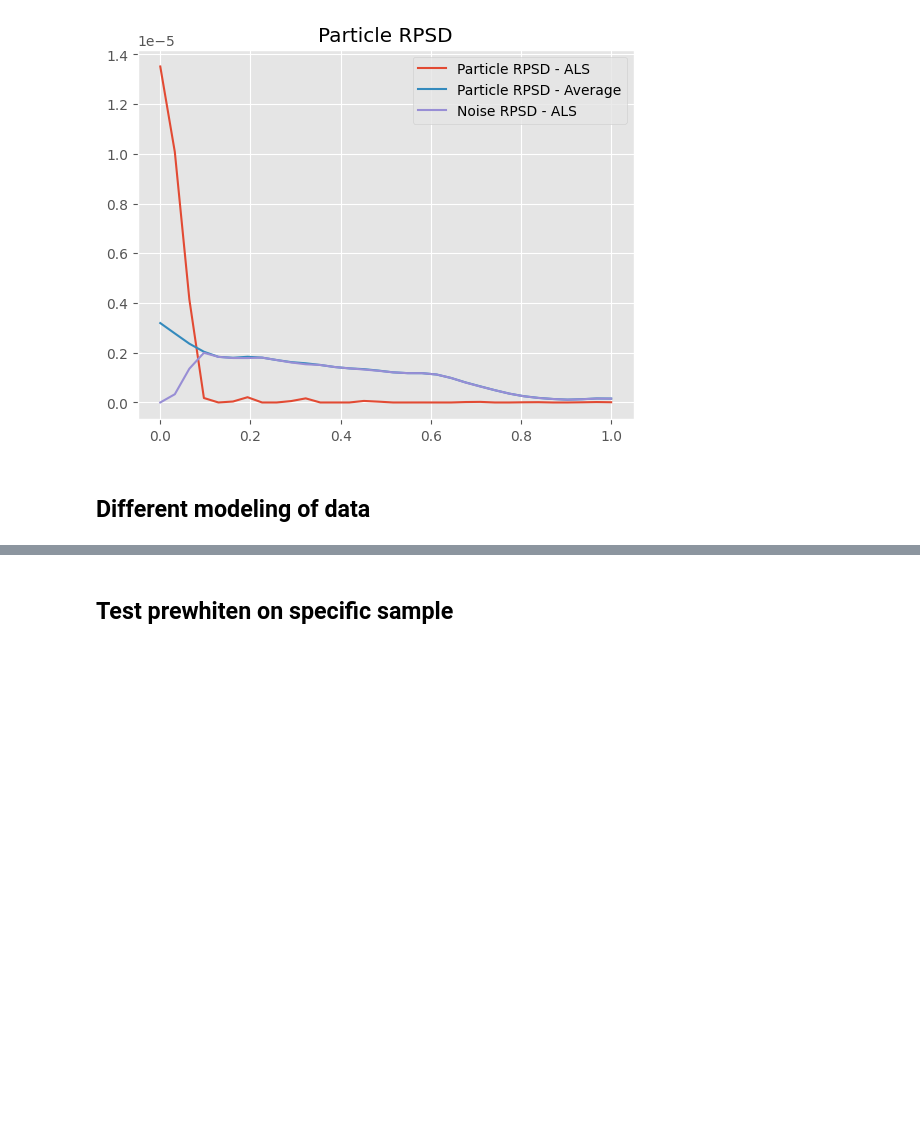
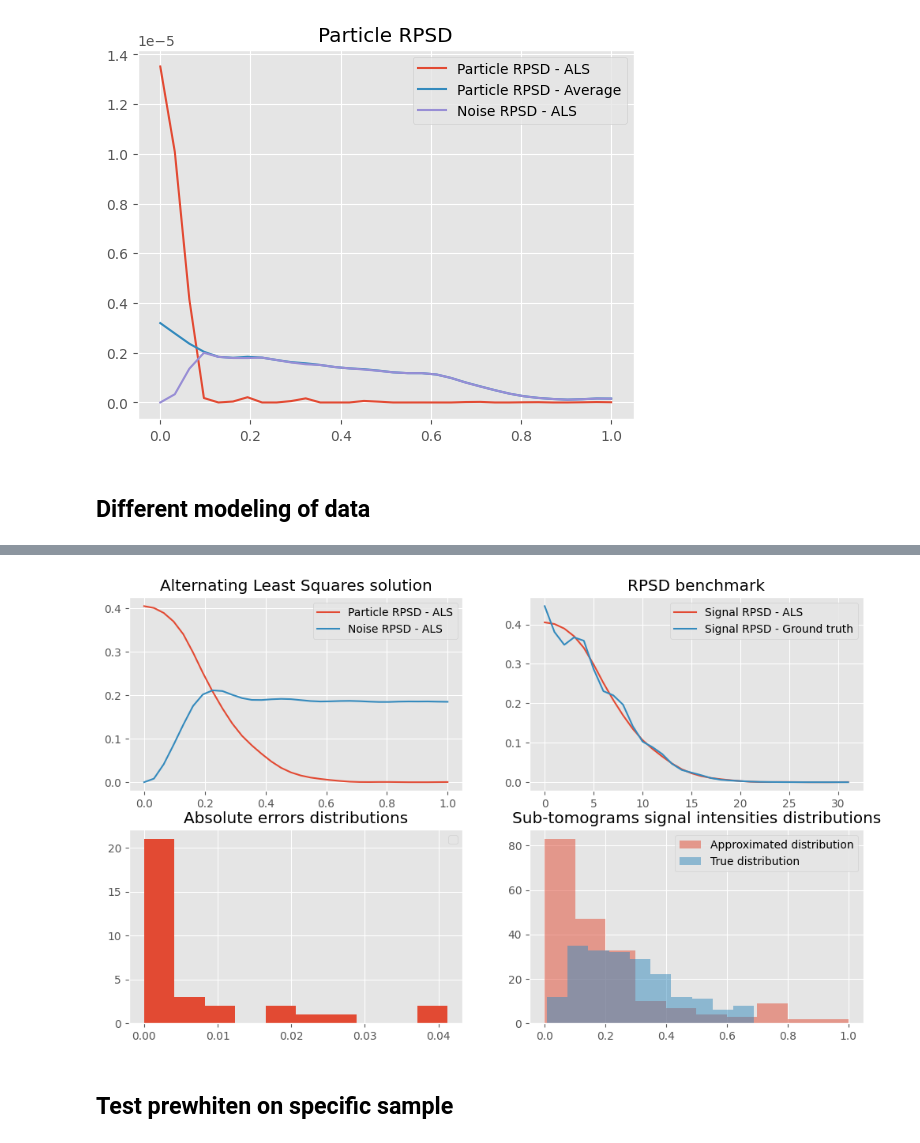
Before and after one commit to oppositecategory/3D_KLT, a Jupyter notebook: notebooks/full_RPSD_calculation.ipynb, the cells around one changed output, grey strips where cells are left out. Cells and saved outputs as stored; diff of their text form; code cells hidden in the pictures; blank space fills up the shorter version.

```diff
--- a/notebooks/full_RPSD_calculation.ipynb
+++ b/notebooks/full_RPSD_calculation.ipynb
@@ -556,2 +579,45 @@ The ALS solution and the actual RPSD do exhibit similar exponential decay.
+# %%
+from kltpicker_3d.tomogram import factorize_RPSD
+
+factorization = factorize_RPSD(samples)
+# %%
+particle_psd = factorization.gamma
+noise_psd = factorization.v
+
+noise_psd /= np.linalg.norm(noise_psd)
+particle_psd /= np.linalg.norm(particle_psd)
+
+
+fig, ax = plt.subplots(2,2, figsize=(12,7))
+
+extracted_alphas = factorization.alpha
+
+H /= np.linalg.norm(H)
+
+true_rpsd = radial_average(H,bins,N)
+true_rpsd /= np.linalg.norm(true_rpsd)
+
+ax[0,0].plot(uniform_points,particle_psd, label='Particle RPSD - ALS')
+ax[0,0].plot(uniform_points,noise_psd, label='Noise RPSD - ALS')
+ax[0,0].set_title("Alternating Least Squares solution")
+ax[0,0].legend()
+
+
+ax[0,1].plot(particle_psd,label='Signal RPSD - ALS')
+ax[0,1].plot(true_rpsd, label='Signal RPSD - Ground truth')
+ax[0,1].legend()
+ax[0,1].set_title("RPSD benchmark")
+ax[0,1].legend()
+
+ax[1,0].set_title("Absolute errors distributions")
+ax[1,0].hist(np.abs(true_rpsd - particle_psd));
+ax[1,0].legend()
+
+ax[1,1].set_title("Sub-tomograms signal intensities distributions")
+ax[1,1].hist(extracted_alphas,alpha=0.5, label='Approximated distribution')
+ax[1,1].hist(alphas,alpha=0.5,label='True distribution')
+ax[1,1].legend();
+# %% [output]
+[figure, added]
 # %% [markdown]
 ## Test prewhiten on specific sample
```
Also changed, not shown: parts of 16 cells of this notebook, 4 other files.
